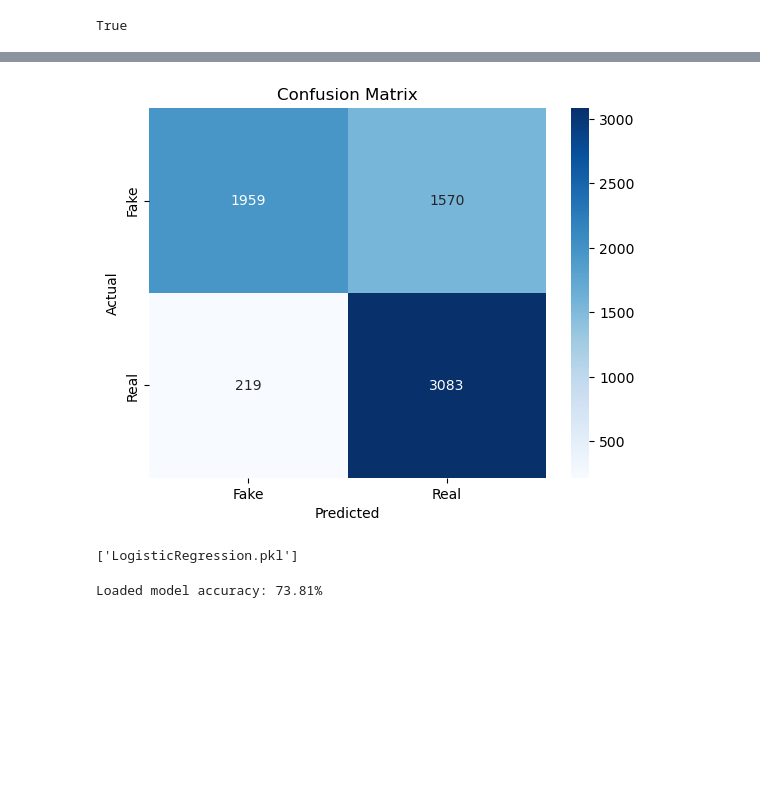
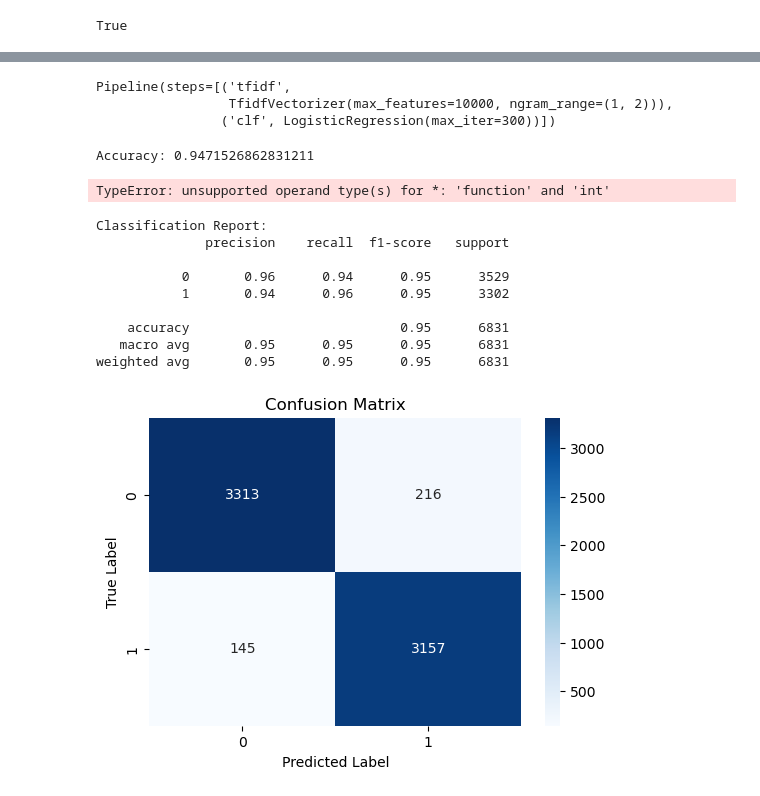
Before and after one commit to Julseb-Ironhack-AI/project-nlp-challenge, a Jupyter notebook: LogisticRegression_Model.ipynb, the cells around one changed output, grey strips where cells are left out. Cells and saved outputs as stored; diff of their text form; code cells hidden in the pictures; blank space fills up the shorter version.

Commit message:
LR model with 94% accuracy

```diff
--- a/LogisticRegression_Model.ipynb
+++ b/LogisticRegression_Model.ipynb
@@ -76,11 +88,8 @@ def preprocess_text(text):
-# %%
-data['text'] = data['text'].apply(preprocess_text)
 # %%
 
-X = data['text']
+X = data['title']
 y = data['label']
 
+
+
 X_train, X_test, y_train, y_test = train_test_split(X, y, test_size=0.2, random_state=42)
-
-# Feature extraction using TF-IDF
-tfidf_vectorizer = TfidfVectorizer(ngram_range=(1, 2), max_df=0.95, min_df=0.02)
@@ -129,37 +96,46 @@ weighted avg       0.78      0.74      0.73      6831
+# %%
+pipeline = Pipeline([
+    ('tfidf', TfidfVectorizer(ngram_range=(1, 2), max_features=10000)),  # MODIFIED
+    ('clf', LogisticRegression(max_iter=300))  # MODIFIED
+])
+
+pipeline.fit(X_train, y_train)
+# %% [output]
+Pipeline(steps=[('tfidf',
+                 TfidfVectorizer(max_features=10000, ngram_range=(1, 2))),
+                ('clf', LogisticRegression(max_iter=300))])
+# %%
+y_pred = pipeline.predict(X_test)
+# %%
+from sklearn.metrics import accuracy_score, classification_report, confusion_matrix
+print("Accuracy:", accuracy_score(y_test, y_pred))
+# %% [output]
+Accuracy: 0.9471526862831211
+TypeError: unsupported operand type(s) for *: 'function' and 'int'
+# %%
+print("\nClassification Report:")  # NEW / MODIFIED
+print(classification_report(y_test, y_pred))
+# %% [output]
+Classification Report:
+              precision    recall  f1-score   support
+
+           0       0.96      0.94      0.95      3529
+           1       0.94      0.96      0.95      3302
+
+    accuracy                           0.95      6831
+   macro avg       0.95      0.95      0.95      6831
+weighted avg       0.95      0.95      0.95      6831
 # %%
-from sklearn.metrics import confusion_matrix
+
 import seaborn as sns
 import matplotlib.pyplot as plt
 
-# Generate confusion matrix
 cm = confusion_matrix(y_test, y_pred)
-
-# Plot confusion matrix
-sns.heatmap(cm, annot=True, fmt='d', cmap='Blues', xticklabels=['Fake', 'Real'], yticklabels=['Fake', 'Real'])
-plt.xlabel('Predicted')
-plt.ylabel('Actual')
+plt.figure(figsize=(6, 4))
+sns.heatmap(cm, annot=True, fmt='d', cmap='Blues')
 plt.title('Confusion Matrix')
+plt.xlabel('Predicted Label')
+plt.ylabel('True Label')
 plt.show()
 # %% [output]
-[figure, old version]
+[figure, new version]
-# %%
-from sklearn.pipeline import Pipeline
-import joblib
-
-pipeline = Pipeline([('vectorizer', tfidf_vectorizer), ('classifier', classifier)])
-
-# Save the entire pipeline
-joblib.dump(pipeline, 'LogisticRegression.pkl')
-# %% [output]
-['LogisticRegression.pkl']
-# %%
-loaded_pipeline = joblib.load('LogisticRegression.pkl')
-
-# Use the loaded pipeline to make predictions on the test set
-y_pred_loaded = loaded_pipeline.predict(X_test)
-
-# Evaluate the accuracy of the loaded model
-accuracy_loaded = accuracy_score(y_test, y_pred_loaded)
-print(f'Loaded model accuracy: {accuracy_loaded * 100:.2f}%')
-# %% [output]
-Loaded model accuracy: 73.81%
```
Also changed, not shown: parts of 17 cells of this notebook, 3 other files.
